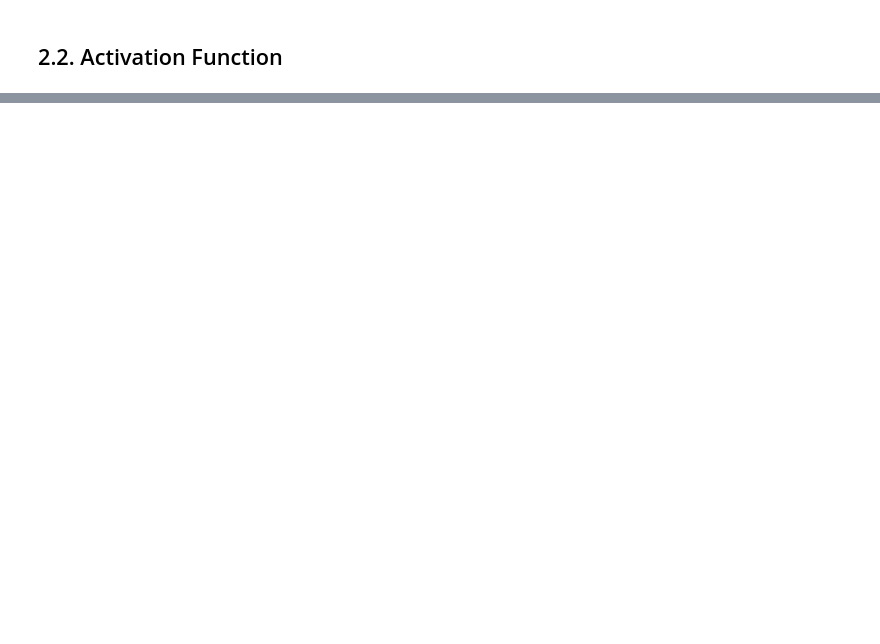
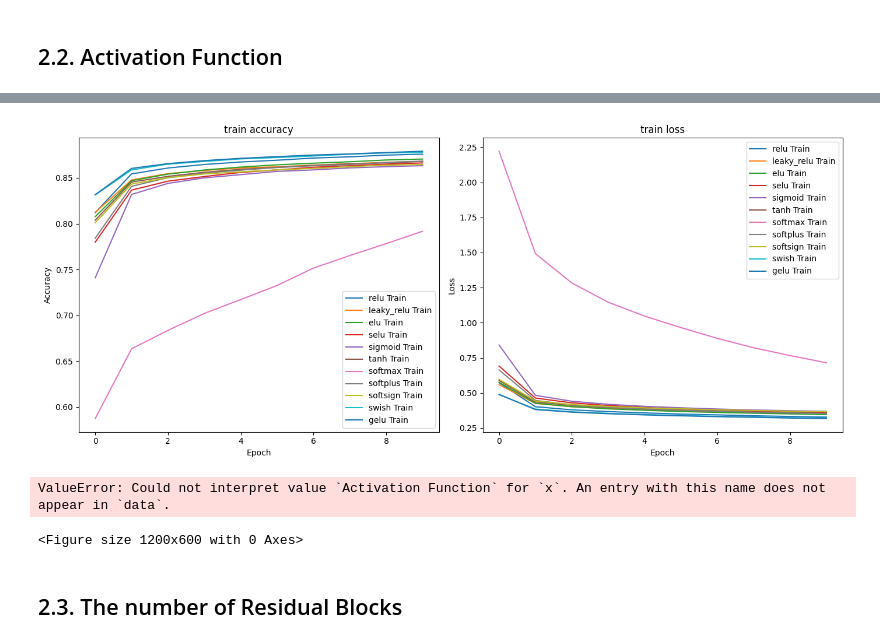
Before and after one commit to unbroken2650/ann-project, a Jupyter notebook: main.ipynb, the cells around one changed output, grey strips where cells are left out. Cells and saved outputs as stored; diff of their text form; code cells hidden in the pictures; blank space fills up the shorter version.

```diff
--- a/main.ipynb
+++ b/main.ipynb
@@ -375 +562,62 @@ plot_activation_history(history, activation_functions)
 save_history(history, 'history_activation.pkl')
+# %%
+plt.figure(figsize=(14, 6))
+
+for i, h in enumerate(history):
+    plt.subplot(1, 2, 1)
+    plt.plot(h.history['accuracy'], label=f'{activation_functions[i]} Train')
+    plt.title('train accuracy')
+    plt.xlabel('Epoch')
+    plt.ylabel('Accuracy')
+    plt.legend(loc='best')
+
+    plt.subplot(1, 2, 2)
+    plt.plot(h.history['loss'], label=f'{activation_functions[i]} Train')
+    plt.title('train loss')
+    plt.xlabel('Epoch')
+    plt.ylabel('Loss')
+    plt.legend(loc='best')
+
+plt.tight_layout()
+plt.savefig(f"{result_path}/result_activation_{_time}.png")
+plt.show()
+save_history(history, 'history_activation.pkl')
+# %% [output]
+[figure, added]
+# %%
+plt.figure(figsize=(12, 6))
+sns.barplot(x="Activation Function", y="Loss", hue="Activation Function",
+            data=results_df, palette="viridis", legend=False)
+plt.title(f'{"Loss"} Comparison')
+plt.ylabel("Loss")
+plt.xlabel('Activation Function')
+plt.ylim([0.8, 1])
+plt.tight_layout()
+plt.savefig(f'{result_path}/{"Loss".lower().replace(" ", "_")}_comparison_{_time}.png')
+plt.show()
+
+plt.figure(figsize=(12, 6))
+sns.barplot(x="Activation Function", y="Accuracy", hue="Activation Function",
+            data=results_df, palette="viridis", legend=False)
+plt.title(f'{"Accuracy"} Comparison')
+plt.ylabel("Accuracy")
+plt.xlabel('Activation Function')
+plt.ylim([0.8, 1])
+plt.tight_layout()
+plt.savefig(f'{result_path}/{"Accuracy".lower().replace(" ", "_")}_comparison_{_time}.png')
+plt.show()
+
+plt.figure(figsize=(12, 6))
+sns.barplot(x="Activation Function", y="Training Time", hue="Activation Function",
+            data=results_df, palette="viridis", legend=False)
+plt.title(f'{"Training Time"} Comparison')
+plt.ylabel("Training Time")
+plt.xlabel('Activation Function')
+plt.tight_layout()
+plt.savefig(f'{result_path}/{"Training Time".lower().replace(" ", "_")}_comparison_{_time}.png')
+plt.show()
+# %% [output]
+ValueError: Could not interpret value `Activation Function` for `x`. An entry with this name does not appear in `data`.
+<Figure size 1200x600 with 0 Axes>
+# %% [markdown]
+## 2.3. The number of Residual Blocks
```
Also changed, not shown: parts of 38 cells of this notebook, 1 other file.
